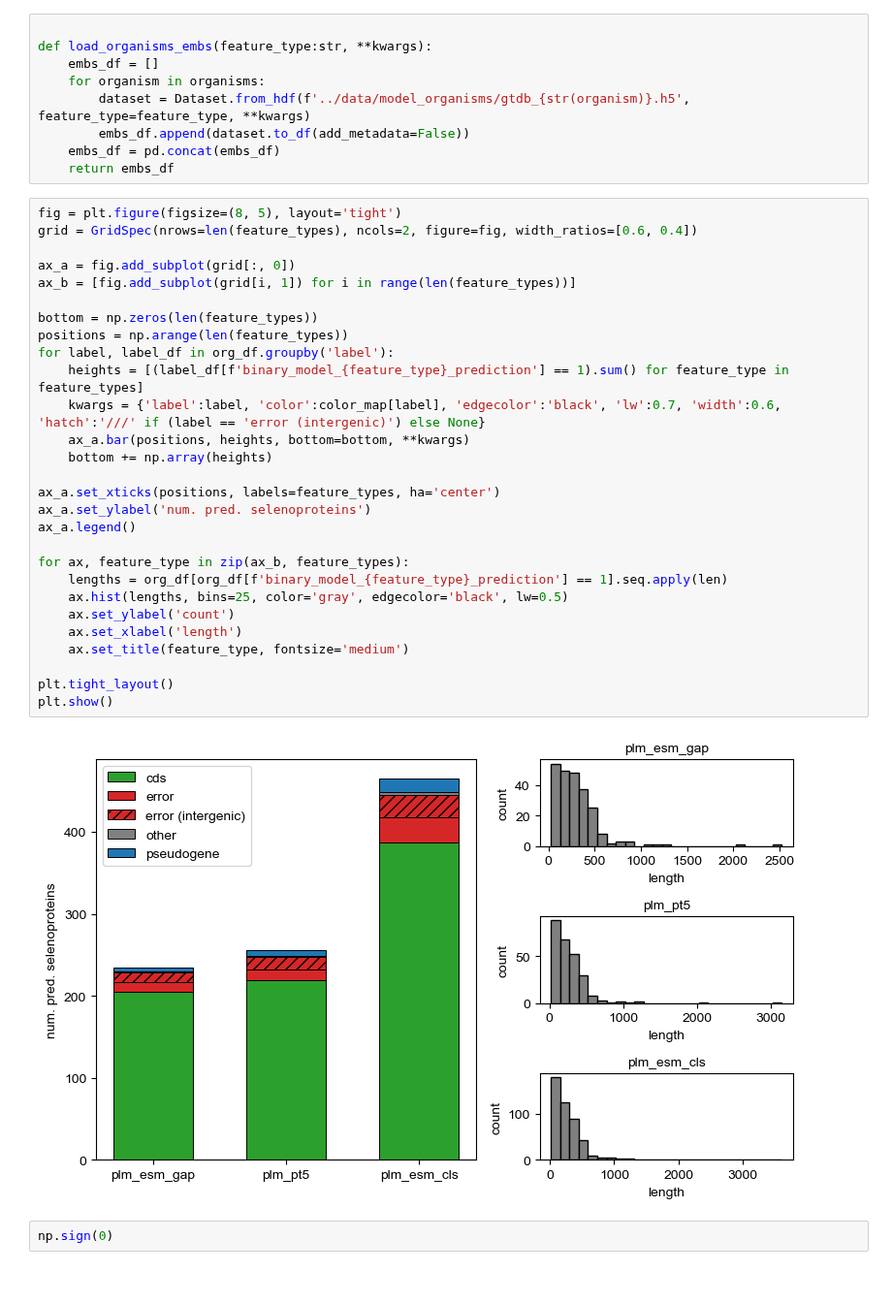
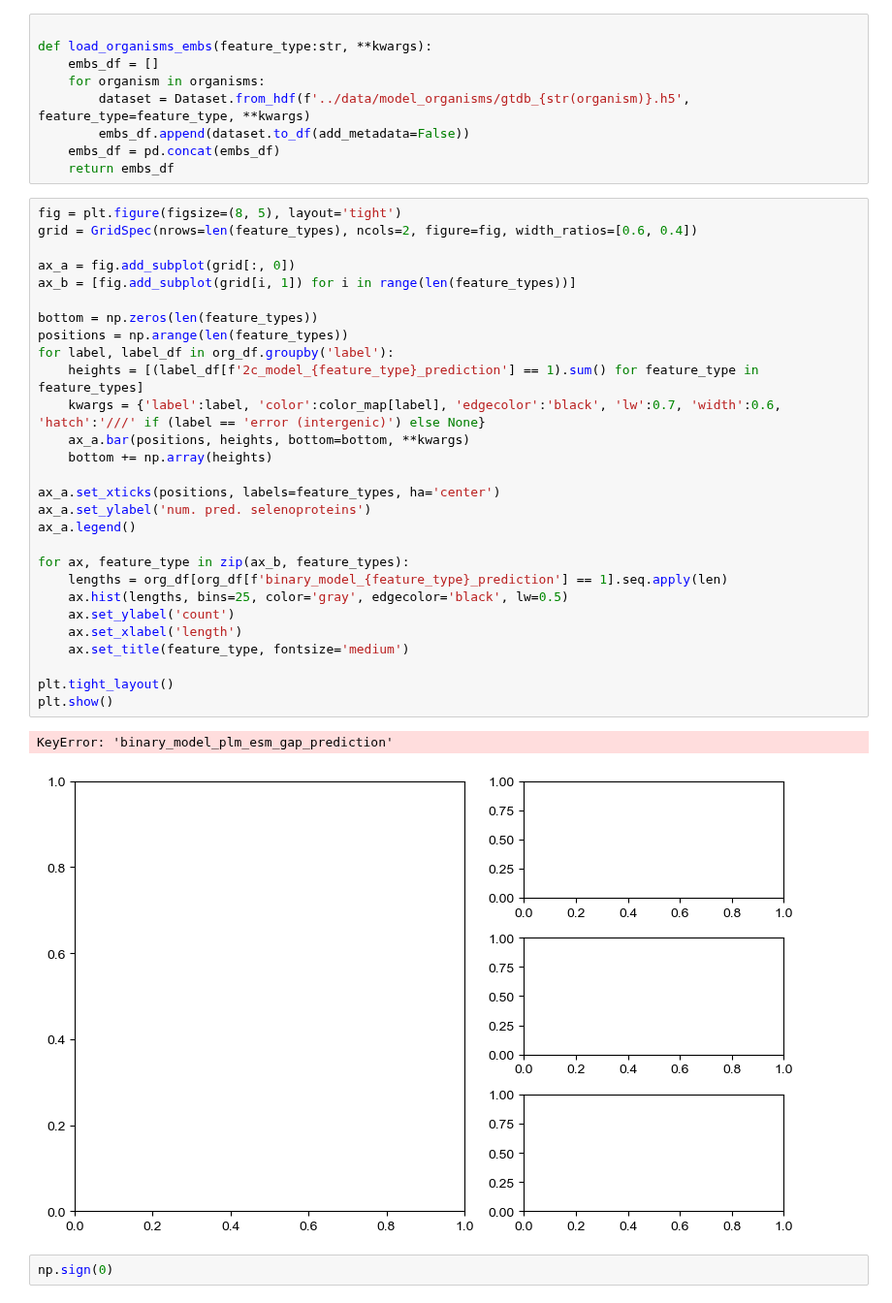
Before and after one commit to pipparichter/selenobot, a Jupyter notebook: notebooks/model-orgs-3c.ipynb, the cells around one changed output. Shown at 97% size. Drawn from its saved outputs; the diff is of its cells as text.

```diff
--- a/notebooks/model-orgs-3c.ipynb
+++ b/notebooks/model-orgs-3c.ipynb
@@ -324,33 +321,34 @@ def load_organisms_embs(feature_type:str, **kwargs):
 # %%
 fig = plt.figure(figsize=(8, 5), layout='tight')
 grid = GridSpec(nrows=len(feature_types), ncols=2, figure=fig, width_ratios=[0.6, 0.4])
 
 ax_a = fig.add_subplot(grid[:, 0])
 ax_b = [fig.add_subplot(grid[i, 1]) for i in range(len(feature_types))]
 
 bottom = np.zeros(len(feature_types))
 positions = np.arange(len(feature_types))
 for label, label_df in org_df.groupby('label'):
-    heights = [(label_df[f'binary_model_{feature_type}_prediction'] == 1).sum() for feature_type in feature_types]
+    heights = [(label_df[f'2c_model_{feature_type}_prediction'] == 1).sum() for feature_type in feature_types]
     kwargs = {'label':label, 'color':color_map[label], 'edgecolor':'black', 'lw':0.7, 'width':0.6, 'hatch':'///' if (label == 'error (intergenic)') else None}
     ax_a.bar(positions, heights, bottom=bottom, **kwargs)
     bottom += np.array(heights)
 
 ax_a.set_xticks(positions, labels=feature_types, ha='center')
 ax_a.set_ylabel('num. pred. selenoproteins')
 ax_a.legend()
 
 for ax, feature_type in zip(ax_b, feature_types):
     lengths = org_df[org_df[f'binary_model_{feature_type}_prediction'] == 1].seq.apply(len)
     ax.hist(lengths, bins=25, color='gray', edgecolor='black', lw=0.5)
     ax.set_ylabel('count')
     ax.set_xlabel('length')
     ax.set_title(feature_type, fontsize='medium')
 
 plt.tight_layout()
 plt.show()
 # %% [output]
+KeyError: 'binary_model_plm_esm_gap_prediction'
-[figure, old version]
+[figure, new version]
 # %%
 np.sign(0)
 # %% [output]
```
Also changed, not shown: parts of 6 cells of this notebook, 21 other files.
